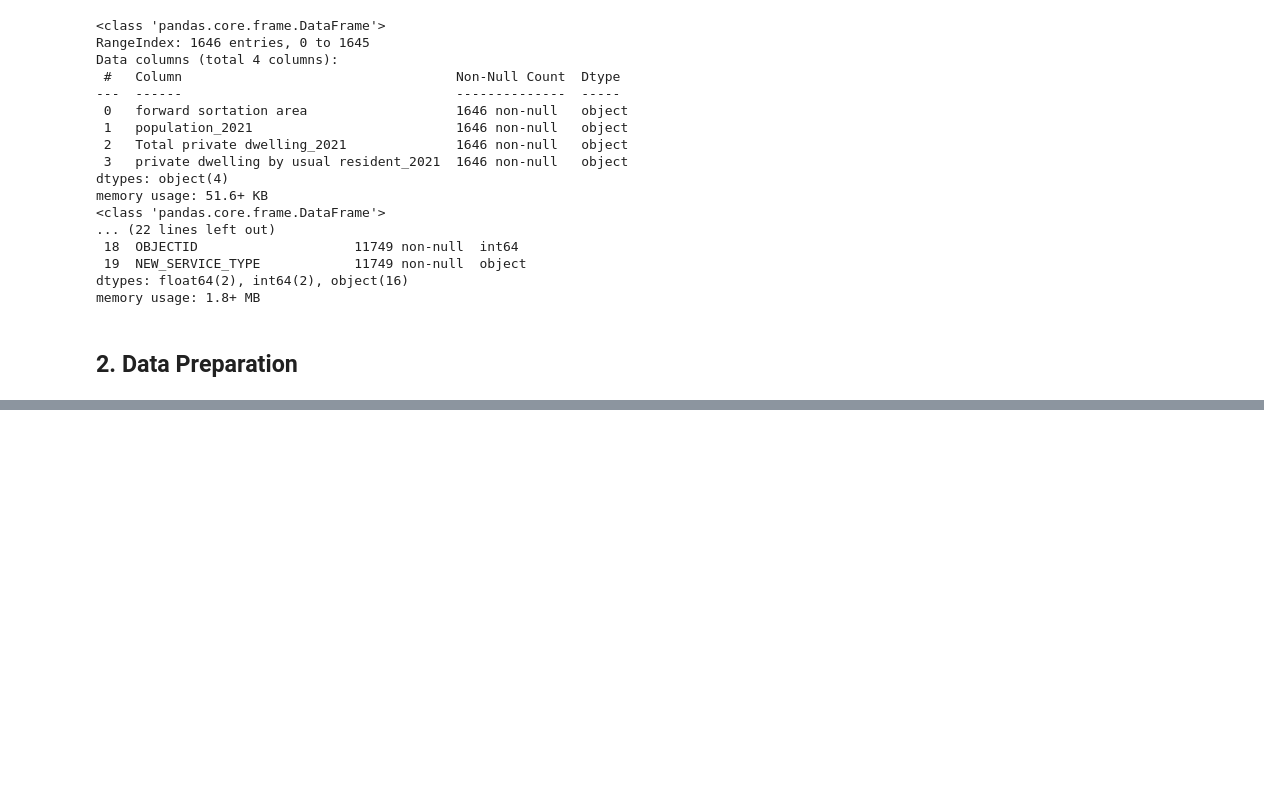
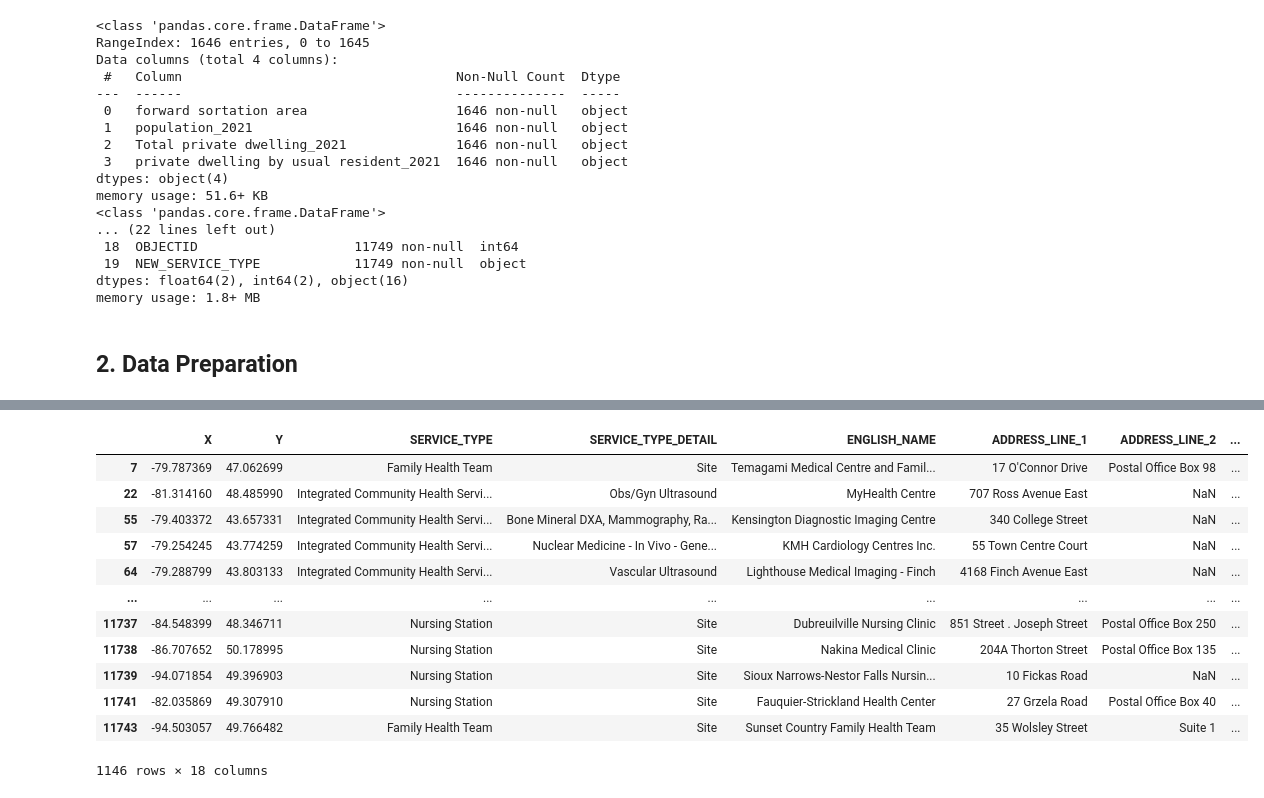
Before and after one commit to crhultay/0048-013-Group2-Assignment, a Jupyter notebook: health_data.ipynb, the cells around one changed output, grey strips where cells are left out. Drawn from its saved outputs; the diff is of its cells as text; code cells hidden in the pictures; blank space fills up the shorter version.

```diff
--- a/health_data.ipynb
+++ b/health_data.ipynb
@@ -90,9 +90,10 @@ population_fsc.set_index('forward sortation area', inplace = True)
 population_fsc_dict = population_fsc.to_dict()
 
 location_data['matched_FSC'] = location_data['FSC'].apply(lambda x: population_fsc_dict['population_2021'].get(x))
-location_data['population'] = location_data['matched_FSC']
-location_data['population'] = location_data['population'].str.split(',').str.join('').apply(int)
+location_data['population'] = location_data['matched_FSC'].str.split(',').str.join('')
+location_data['population'] = pd.to_numeric(location_data['population'])
 
-#grouped_location_df = location_data.groupby('NEW_SERVICE_TYPE')
-#grouped_location_df.info()
+
+location_data = location_data.drop(['OGF_ID', 'MOH_SERVICE_PROVIDER_IDENT','FRENCH_NAME','FRENCH_NAME_ALT', 'ENGLISH_NAME_ALT', 'matched_FSC'], axis = 1)
+primary_care_provider = location_data.loc[(location_data['NEW_SERVICE_TYPE'] == 'Primary Care Provider')]
 # %% [output]
@@ -99,0 +115,19 @@ TypeError: int() argument must be a string, a bytes-like object or a real number
+# %%
+fsc_count_df =  primary_care_provider.groupby(['FSC']).agg({'SERVICE_TYPE_DETAIL': 'count'})
+fsc_count_dic = fsc_count_df.to_dict()
+
+primary_care_provider['pop_count'] = primary_care_provider['FSC'].apply(lambda x: fsc_count_dic['SERVICE_TYPE_DETAIL'].get(x))
+# %% [output]
+|  | X | Y | SERVICE_TYPE | SERVICE_TYPE_DETAIL | ENGLISH_NAME | ADDRESS_LINE_1 | ADDRESS_LINE_2 | ... |
+| 7 | -79.787369 | 47.062699 | Family Health Team | Site | Temagami Medical Centre and Famil... | 17 O'Connor Drive | Postal Office Box 98 | ... |
+| 22 | -81.314160 | 48.485990 | Integrated Community Health Servi... | Obs/Gyn Ultrasound | MyHealth Centre | 707 Ross Avenue East | NaN | ... |
+| 55 | -79.403372 | 43.657331 | Integrated Community Health Servi... | Bone Mineral DXA, Mammography, Ra... | Kensington Diagnostic Imaging Centre | 340 College Street | NaN | ... |
+| 57 | -79.254245 | 43.774259 | Integrated Community Health Servi... | Nuclear Medicine - In Vivo - Gene... | KMH Cardiology Centres Inc. | 55 Town Centre Court | NaN | ... |
+| 64 | -79.288799 | 43.803133 | Integrated Community Health Servi... | Vascular Ultrasound | Lighthouse Medical Imaging - Finch | 4168 Finch Avenue East | NaN | ... |
+| ... | ... | ... | ... | ... | ... | ... | ... | ... |
+| 11737 | -84.548399 | 48.346711 | Nursing Station | Site | Dubreuilville Nursing Clinic | 851 Street . Joseph Street | Postal Office Box 250 | ... |
+| 11738 | -86.707652 | 50.178995 | Nursing Station | Site | Nakina Medical Clinic | 204A Thorton Street | Postal Office Box 135 | ... |
+| 11739 | -94.071854 | 49.396903 | Nursing Station | Site | Sioux Narrows-Nestor Falls Nursin... | 10 Fickas Road | NaN | ... |
+| 11741 | -82.035869 | 49.307910 | Nursing Station | Site | Fauquier-Strickland Health Center | 27 Grzela Road | Postal Office Box 40 | ... |
+| 11743 | -94.503057 | 49.766482 | Family Health Team | Site | Sunset Country Family Health Team | 35 Wolsley Street | Suite 1 | ... |
+1146 rows × 18 columns
```
Also changed, not shown: parts of 3 cells of this notebook.
